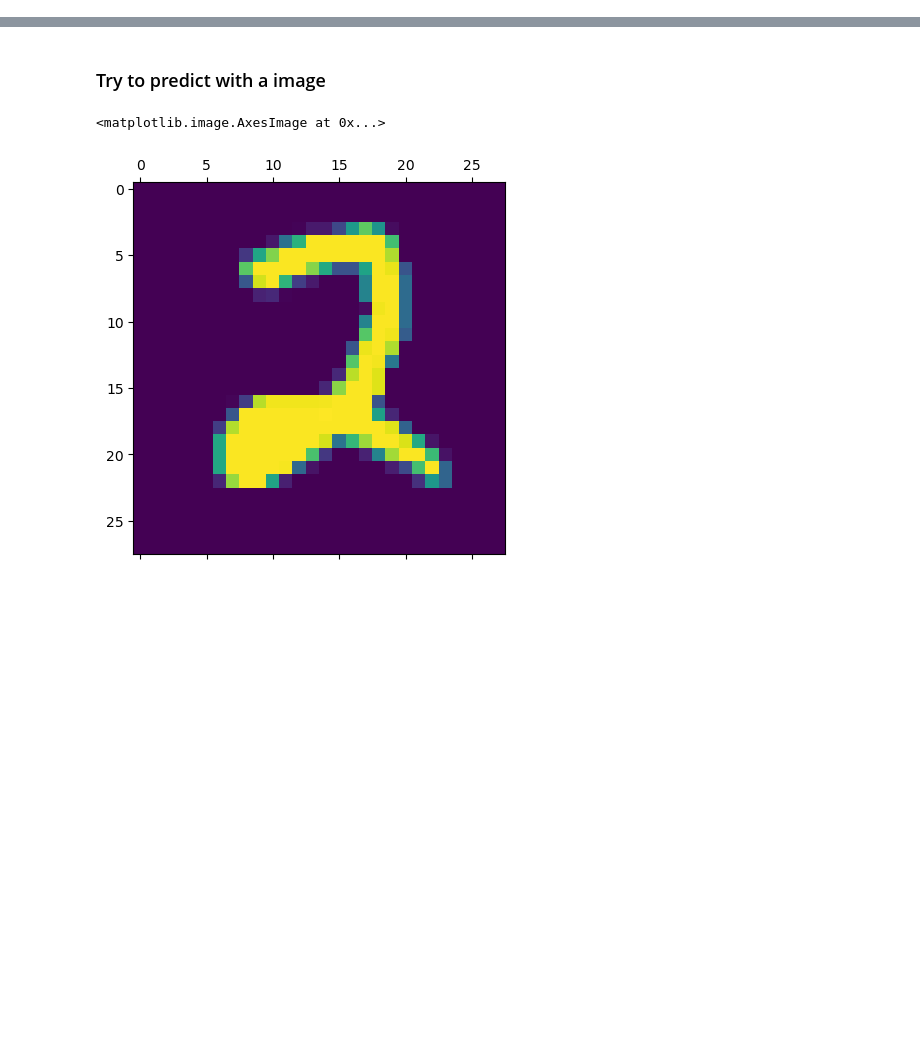
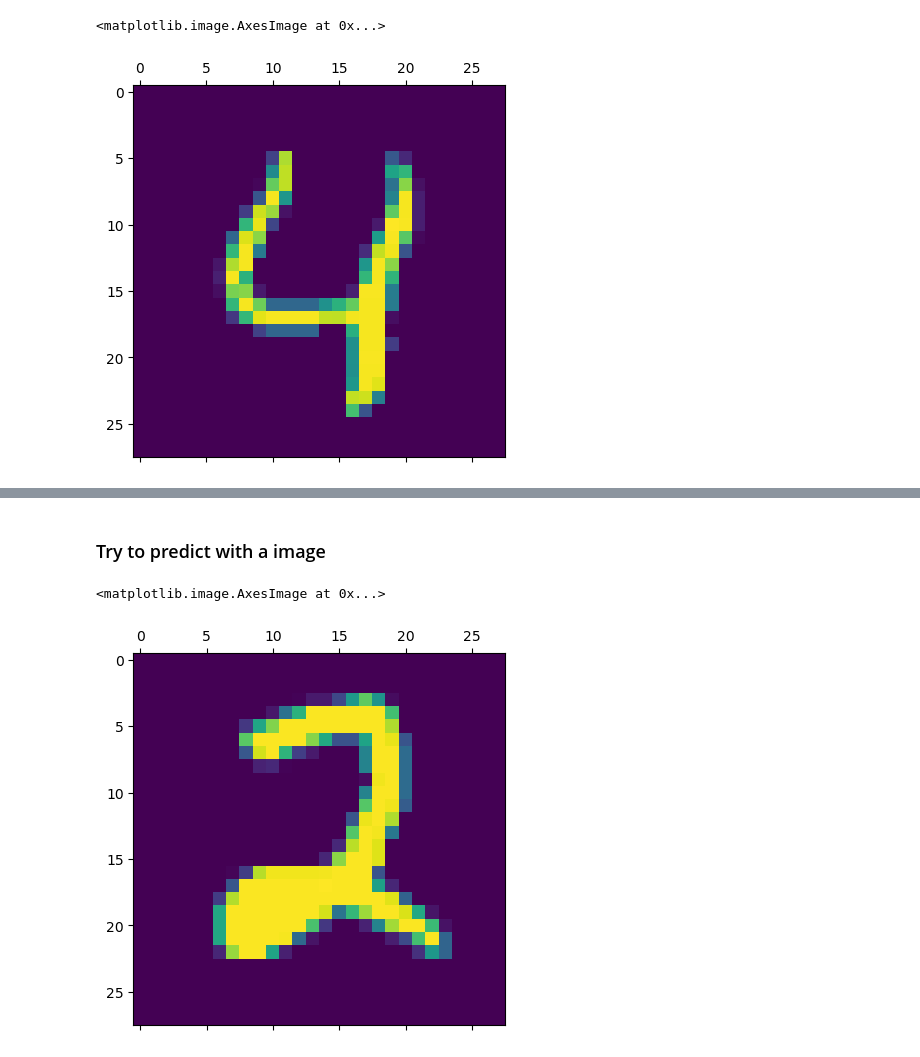
Before and after one commit to Yugesh-003/Digit-Recognition, a Jupyter notebook: main.ipynb, the cells around one changed output, grey strips where cells are left out. Saved outputs shown, nothing was run; the diff lists cells and outputs as text; code cells hidden in the pictures; blank space fills up the shorter version.

```diff
--- a/main.ipynb
+++ b/main.ipynb
@@ -55,0 +101,5 @@ Final test accuracy: 0.9815
+# %%
+plt.matshow(x_test[4])
+# %% [output]
+<matplotlib.image.AxesImage at 0x...>
+[figure, added]
```
Also changed, not shown: parts of 17 cells of this notebook, 4 other files.
